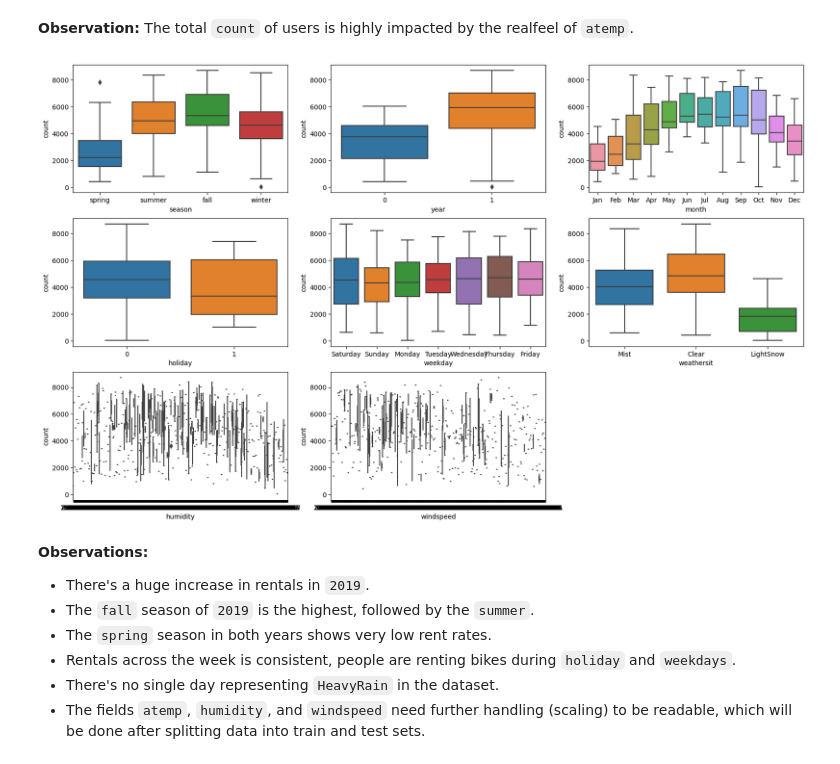
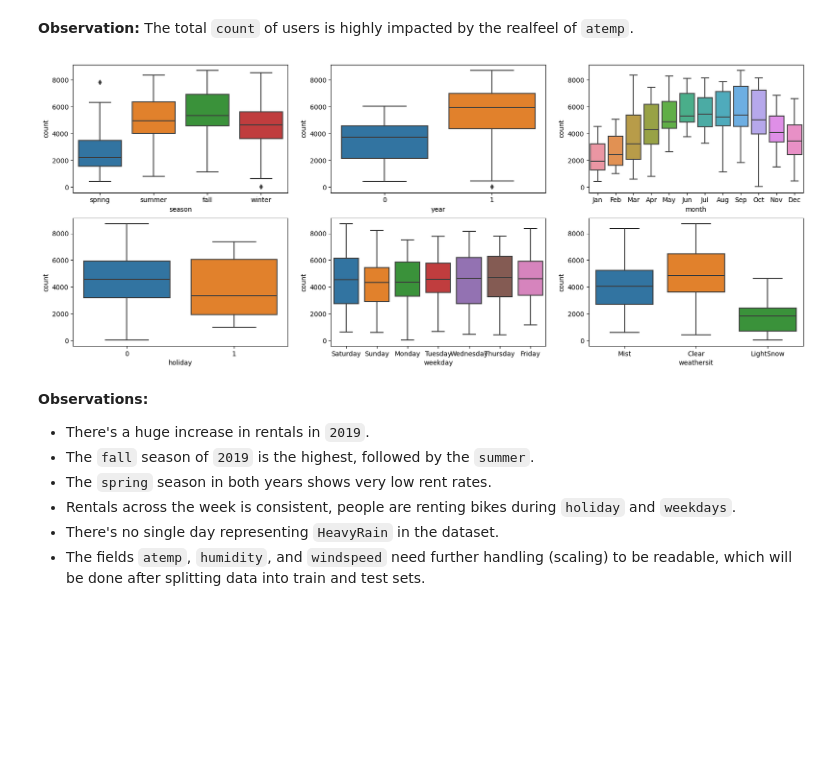
Before and after one commit to upGradAIML/BoomBikesCaseStudy, a Jupyter notebook: MLR - HousingCaseStudy.ipynb, the cells around one changed output. Saved outputs shown, nothing was run; the diff lists cells and outputs as text; code cells hidden in the pictures; blank space fills up the shorter version.

```diff
--- a/MLR - HousingCaseStudy.ipynb
+++ b/MLR - HousingCaseStudy.ipynb
@@ -117,5 +123,5 @@ plt.show()
 # %%
-boombikes = boombikes.drop(columns=['registered','casual','instant','dteday','temp','workingday'], axis=1)
+boombikes = boombikes.drop(columns=['registered','casual','instant','dteday'], axis=1)
 # %%
 # Read the data again
 boombikes.head()
@@ -197,26 +203,22 @@ plt.show()
 # %%
 # Next, boxplotting categorical variables
 
 plt.figure(figsize=(20, 12))
 plt.subplot(3,3,1)
 sns.boxplot(x = 'season', y = 'count', data = boombikes)
 plt.subplot(3,3,2)
 sns.boxplot(x = 'year', y = 'count', data = boombikes)
 plt.subplot(3,3,3)
 sns.boxplot(x = 'month', y = 'count', data = boombikes)
 plt.subplot(3,3,4)
 sns.boxplot(x = 'holiday', y = 'count', data = boombikes)
 plt.subplot(3,3,5)
 sns.boxplot(x = 'weekday', y = 'count', data = boombikes)
 plt.subplot(3,3,6)
 sns.boxplot(x = 'weathersit', y = 'count', data = boombikes)
-plt.subplot(3,3,7)
-sns.boxplot(x = 'humidity', y = 'count', data = boombikes)
-plt.subplot(3,3,8)
-sns.boxplot(x = 'windspeed', y = 'count', data = boombikes)
 plt.show()
 # %% [output]
-[figure, old version]
+[figure, new version]
 # %% [markdown]
 **Observations:**
 - There's a huge increase in rentals in `2019`.
```
Also changed, not shown: parts of 68 cells of this notebook, 1 other file.
